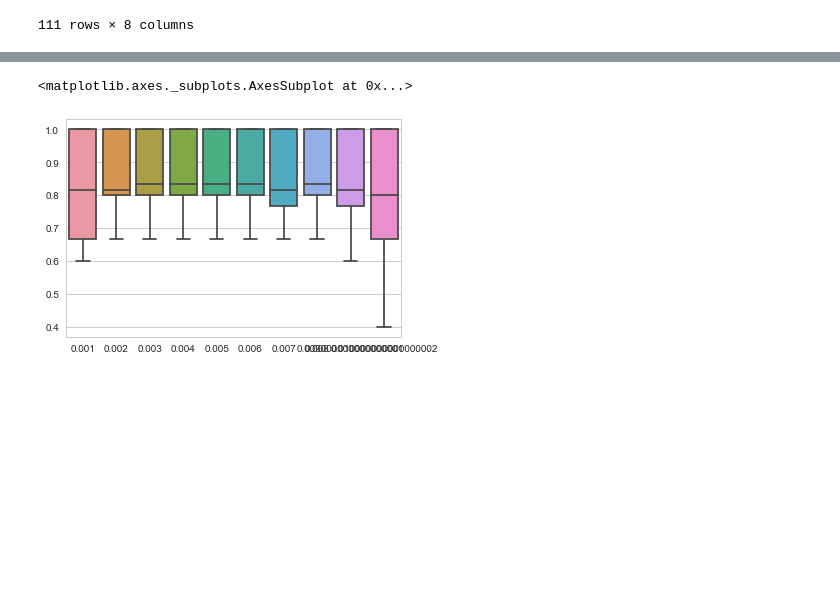
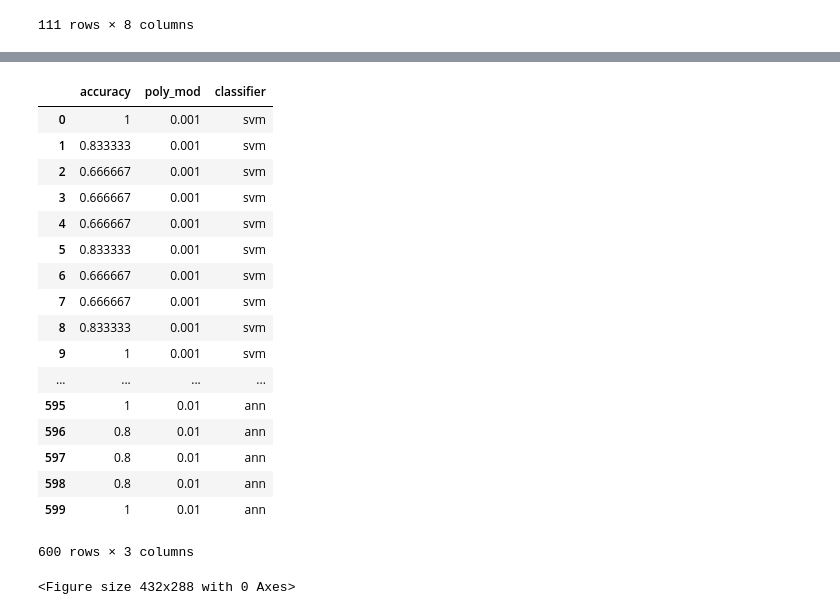
Before and after one commit to rhirama/Classification-of-mammography-images, a Jupyter notebook: Python/Untitled1.ipynb, the cells around one changed output, grey strips where cells are left out. Drawn from its saved outputs; the diff is of its cells as text; code cells hidden in the pictures; blank space fills up the shorter version.

```diff
--- a/Python/Untitled1.ipynb
+++ b/Python/Untitled1.ipynb
@@ -327,6 +335,30 @@ plt.show()
-# %%
-sbn.set(style='whitegrid')
-sbn.boxplot(y=svm_folds_accs, x=poly_models)
-# %% [output]
-<matplotlib.axes._subplots.AxesSubplot at 0x...>
-[figure, removed]
+# %%
+fst = DataFrame(svm_folds_accs)
+snd = DataFrame(knn_folds_accs)
+trd = DataFrame(ann_folds_accs)
+
+df = concat([fst, snd, trd], axis=1, ignore_index=True)
+df = df.T
+df.columns = ['accuracy', 'poly_mod', 'classifier']
+
+df
+# %% [output]
+|  | accuracy | poly_mod | classifier |
+| 0 | 1 | 0.001 | svm |
+| 1 | 0.833333 | 0.001 | svm |
+| 2 | 0.666667 | 0.001 | svm |
+| 3 | 0.666667 | 0.001 | svm |
+| 4 | 0.666667 | 0.001 | svm |
+| 5 | 0.833333 | 0.001 | svm |
+| 6 | 0.666667 | 0.001 | svm |
+| 7 | 0.666667 | 0.001 | svm |
+| 8 | 0.833333 | 0.001 | svm |
+| 9 | 1 | 0.001 | svm |
+| ... | ... | ... | ... |
+| 595 | 1 | 0.01 | ann |
+| 596 | 0.8 | 0.01 | ann |
+| 597 | 0.8 | 0.01 | ann |
+| 598 | 0.8 | 0.01 | ann |
+| 599 | 1 | 0.01 | ann |
+600 rows × 3 columns
+<Figure size 432x288 with 0 Axes>
```
Also changed, not shown: parts of 4 cells of this notebook, 2 other files.
